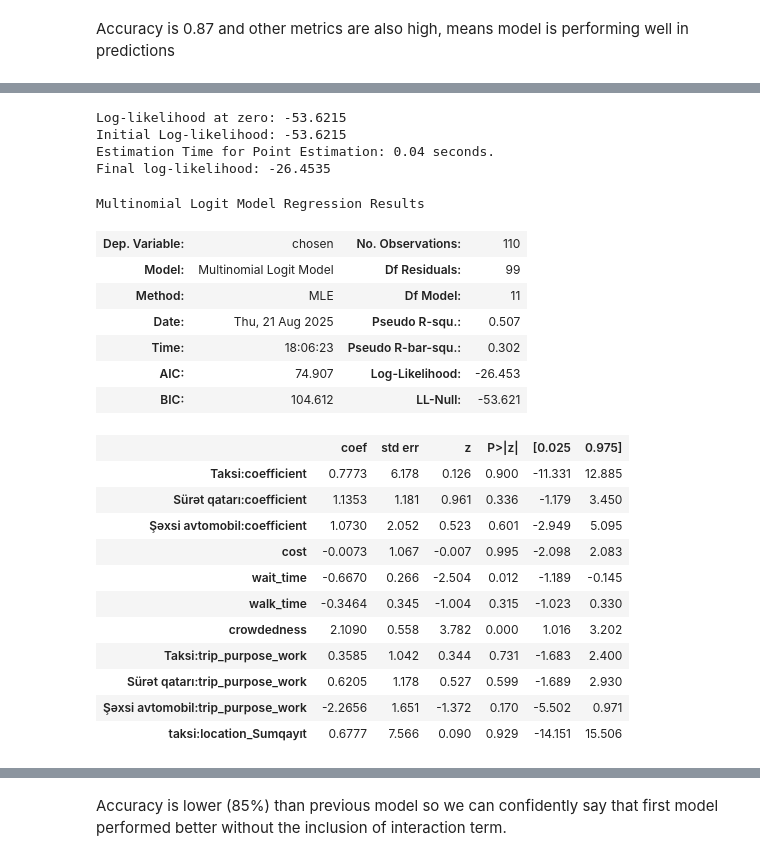
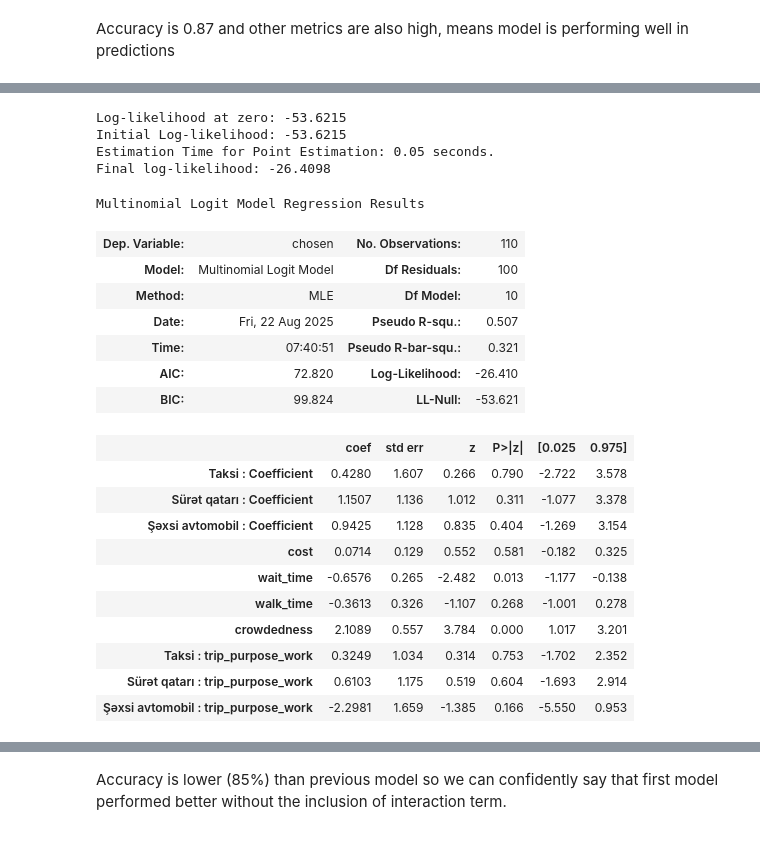
Before and after one commit to JafarzadeAysel/Transport_DCM_CL_model, a Jupyter notebook: Transport_DCM.ipynb, the cells around one changed output, grey strips where cells are left out. Saved outputs shown, nothing was run; the diff lists cells and outputs as text; code cells hidden in the pictures.

```diff
--- a/Transport_DCM.ipynb
+++ b/Transport_DCM.ipynb
@@ -200,7 +200,8 @@ basic_specification = OrderedDict()
 basic_names =OrderedDict()
 # %%
 basic_specification['intercept'] = [2,3,4]
-basic_names['intercept'] = ['Taksi:coefficient','Sürət qatarı:coefficient','Şəxsi avtomobil:coefficient']
+basic_names['intercept'] = ['Taksi : Coefficient','Sürət qatarı : Coefficient',
+                            'Şəxsi avtomobil : Coefficient']
 # %%
 for col in variable:
     basic_specification[col] = [[1,2,3,4]]
@@ -301,3 +308 @@ Accuracy is 0.87 and other metrics are also high, means model is performing well
-# %%
-long_df['trip_purpose_İş'] = long_df['trip_purpose_İş'].astype('int32')
 # %%
@@ -309,8 +314,5 @@ basic_names['trip_purpose_İş'] = ['Taksi:trip_purpose_work','Sürət qatarı:t
-# %%
-basic_specification['location_Sumqayıt'] = [2]
-basic_names['location_Sumqayıt'] = ['taksi:location_Sumqayıt']
 # %%
-model2 = pl.create_choice_model(data = df3 ,
+model2 = pl.create_choice_model(data = df2 ,
                                 alt_id_col = 'alternative_id',
                                 obs_id_col='respondent_id',
                                 choice_col= 'chosen',
@@ -318,31 +320,30 @@ model2 = pl.create_choice_model(data = df3 ,
                                 model_type='MNL',
                                 names = basic_names)
 # %%
-model2.fit_mle(np.zeros(11))
+model2.fit_mle(np.zeros(10))
 model2.get_statsmodels_summary()
 # %% [output]
 Log-likelihood at zero: -53.6215
 Initial Log-likelihood: -53.6215
-Estimation Time for Point Estimation: 0.04 seconds.
-Final log-likelihood: -26.4535
+Estimation Time for Point Estimation: 0.05 seconds.
+Final log-likelihood: -26.4098
 Multinomial Logit Model Regression Results
 | Dep. Variable: | chosen | No. Observations: | 110 |
-| Model: | Multinomial Logit Model | Df Residuals: | 99 |
-| Method: | MLE | Df Model: | 11 |
-| Date: | Thu, 21 Aug 2025 | Pseudo R-squ.: | 0.507 |
-| Time: | 18:06:23 | Pseudo R-bar-squ.: | 0.302 |
-| AIC: | 74.907 | Log-Likelihood: | -26.453 |
-| BIC: | 104.612 | LL-Null: | -53.621 |
+| Model: | Multinomial Logit Model | Df Residuals: | 100 |
+| Method: | MLE | Df Model: | 10 |
+| Date: | Fri, 22 Aug 2025 | Pseudo R-squ.: | 0.507 |
+| Time: | 07:40:51 | Pseudo R-bar-squ.: | 0.321 |
+| AIC: | 72.820 | Log-Likelihood: | -26.410 |
+| BIC: | 99.824 | LL-Null: | -53.621 |
 |  | coef | std err | z | P>|z| | [0.025 | 0.975] |
-| Taksi:coefficient | 0.7773 | 6.178 | 0.126 | 0.900 | -11.331 | 12.885 |
-| Sürət qatarı:coefficient | 1.1353 | 1.181 | 0.961 | 0.336 | -1.179 | 3.450 |
-| Şəxsi avtomobil:coefficient | 1.0730 | 2.052 | 0.523 | 0.601 | -2.949 | 5.095 |
-| cost | -0.0073 | 1.067 | -0.007 | 0.995 | -2.098 | 2.083 |
-| wait_time | -0.6670 | 0.266 | -2.504 | 0.012 | -1.189 | -0.145 |
-| walk_time | -0.3464 | 0.345 | -1.004 | 0.315 | -1.023 | 0.330 |
-| crowdedness | 2.1090 | 0.558 | 3.782 | 0.000 | 1.016 | 3.202 |
-| Taksi:trip_purpose_work | 0.3585 | 1.042 | 0.344 | 0.731 | -1.683 | 2.400 |
-| Sürət qatarı:trip_purpose_work | 0.6205 | 1.178 | 0.527 | 0.599 | -1.689 | 2.930 |
-| Şəxsi avtomobil:trip_purpose_work | -2.2656 | 1.651 | -1.372 | 0.170 | -5.502 | 0.971 |
-| taksi:location_Sumqayıt | 0.6777 | 7.566 | 0.090 | 0.929 | -14.151 | 15.506 |
+| Taksi : Coefficient | 0.4280 | 1.607 | 0.266 | 0.790 | -2.722 | 3.578 |
+| Sürət qatarı : Coefficient | 1.1507 | 1.136 | 1.012 | 0.311 | -1.077 | 3.378 |
+| Şəxsi avtomobil : Coefficient | 0.9425 | 1.128 | 0.835 | 0.404 | -1.269 | 3.154 |
+| cost | 0.0714 | 0.129 | 0.552 | 0.581 | -0.182 | 0.325 |
+| wait_time | -0.6576 | 0.265 | -2.482 | 0.013 | -1.177 | -0.138 |
+| walk_time | -0.3613 | 0.326 | -1.107 | 0.268 | -1.001 | 0.278 |
+| crowdedness | 2.1089 | 0.557 | 3.784 | 0.000 | 1.017 | 3.201 |
+| Taksi : trip_purpose_work | 0.3249 | 1.034 | 0.314 | 0.753 | -1.702 | 2.352 |
+| Sürət qatarı : trip_purpose_work | 0.6103 | 1.175 | 0.519 | 0.604 | -1.693 | 2.914 |
+| Şəxsi avtomobil : trip_purpose_work | -2.2981 | 1.659 | -1.385 | 0.166 | -5.550 | 0.953 |
 # %% [markdown]
```
Also changed, not shown: parts of 23 cells of this notebook, 1 other file.
